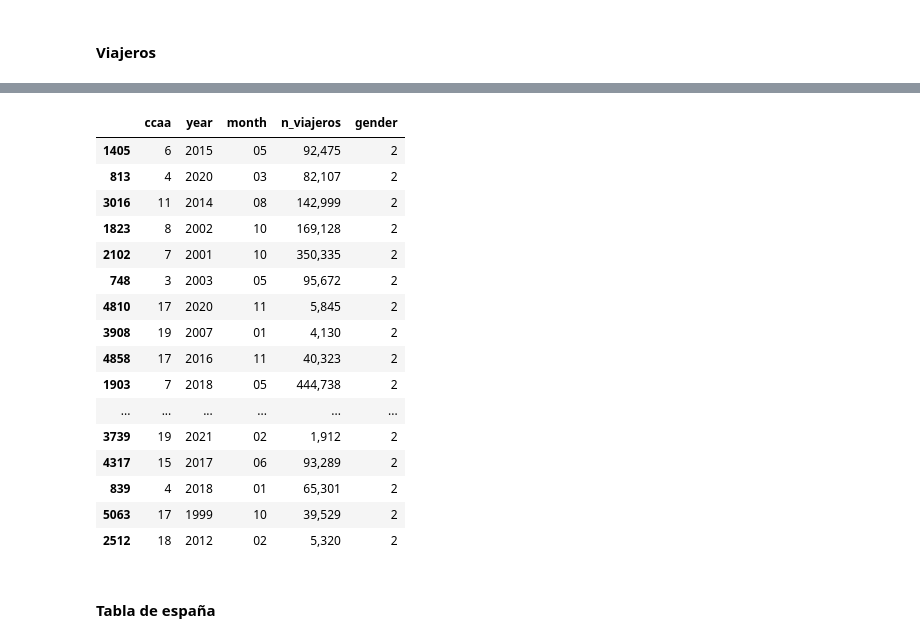
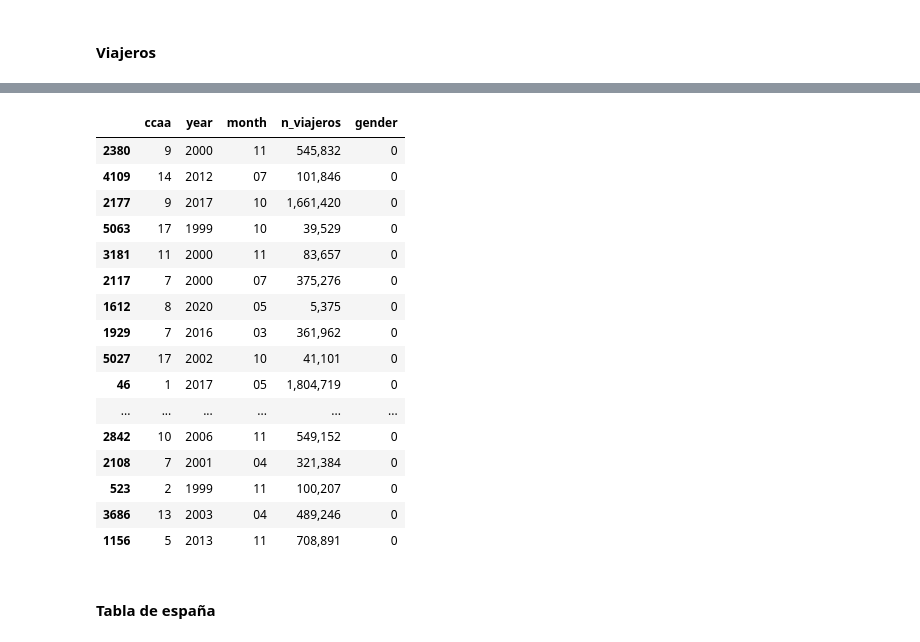
Before and after one commit to RodriGuerra98/TFG21RG, a Jupyter notebook: visualization_covid.ipynb, the cells around one changed output, grey strips where cells are left out. Cells and saved outputs as stored; diff of their text form; code cells hidden in the pictures.

```diff
--- a/visualization_covid.ipynb
+++ b/visualization_covid.ipynb
@@ -1008,42 +1009,42 @@ df_deaths_cause_spain.sample(n=50)
 # %%
 df_viajeros = pd.read_csv(DATA_PATH_SPAIN_VIAJEROS, sep=";", encoding='latin-1', thousands=",")
 df_viajeros = df_viajeros.rename(
     columns={"Comunidades Autónomas y Provincias": "ccaa", "Total": "n_viajeros"})
 
 df_viajeros["n_viajeros"] = df_viajeros["n_viajeros"].str.replace(".", "")
 df_viajeros['n_viajeros'] = df_viajeros['n_viajeros'].str.extract('(\d+)', expand=False)
 df_viajeros['n_viajeros'] = df_viajeros['n_viajeros'].astype(float)
 df_viajeros = df_viajeros.sort_values("Periodo")
 
 fig = px.line(df_viajeros, x="Periodo", y="n_viajeros", color="ccaa",
               line_group="ccaa", title="Viajeros desde 1999 hasta el 2020")
 fig.show()
 df_viajeros = extraerEnteros(df_viajeros, "ccaa")
 df_viajeros = splitYearMonth(df_viajeros, "Periodo")
 
-df_viajeros["gender"] = 2
+df_viajeros["gender"] = 0
 df_viajeros = df_viajeros[["ccaa","year", "month", "n_viajeros", "gender"]]
 
 df_viajeros.sample(n=50)
 # %% [output]
 [interactive output not drawn]
 |  | ccaa | year | month | n_viajeros | gender |
-| 1405 | 6 | 2015 | 05 | 92,475 | 2 |
-| 813 | 4 | 2020 | 03 | 82,107 | 2 |
-| 3016 | 11 | 2014 | 08 | 142,999 | 2 |
-| 1823 | 8 | 2002 | 10 | 169,128 | 2 |
-| 2102 | 7 | 2001 | 10 | 350,335 | 2 |
-| 748 | 3 | 2003 | 05 | 95,672 | 2 |
-| 4810 | 17 | 2020 | 11 | 5,845 | 2 |
-| 3908 | 19 | 2007 | 01 | 4,130 | 2 |
-| 4858 | 17 | 2016 | 11 | 40,323 | 2 |
-| 1903 | 7 | 2018 | 05 | 444,738 | 2 |
+| 2380 | 9 | 2000 | 11 | 545,832 | 0 |
+| 4109 | 14 | 2012 | 07 | 101,846 | 0 |
+| 2177 | 9 | 2017 | 10 | 1,661,420 | 0 |
+| 5063 | 17 | 1999 | 10 | 39,529 | 0 |
+| 3181 | 11 | 2000 | 11 | 83,657 | 0 |
+| 2117 | 7 | 2000 | 07 | 375,276 | 0 |
+| 1612 | 8 | 2020 | 05 | 5,375 | 0 |
+| 1929 | 7 | 2016 | 03 | 361,962 | 0 |
+| 5027 | 17 | 2002 | 10 | 41,101 | 0 |
+| 46 | 1 | 2017 | 05 | 1,804,719 | 0 |
 | ... | ... | ... | ... | ... | ... |
-| 3739 | 19 | 2021 | 02 | 1,912 | 2 |
-| 4317 | 15 | 2017 | 06 | 93,289 | 2 |
-| 839 | 4 | 2018 | 01 | 65,301 | 2 |
-| 5063 | 17 | 1999 | 10 | 39,529 | 2 |
-| 2512 | 18 | 2012 | 02 | 5,320 | 2 |
+| 2842 | 10 | 2006 | 11 | 549,152 | 0 |
+| 2108 | 7 | 2001 | 04 | 321,384 | 0 |
+| 523 | 2 | 1999 | 11 | 100,207 | 0 |
+| 3686 | 13 | 2003 | 04 | 489,246 | 0 |
+| 1156 | 5 | 2013 | 11 | 708,891 | 0 |
 # %% [markdown]
 #### Tabla de españa
 # %%
```
Also changed, not shown: parts of 18 cells of this notebook.
